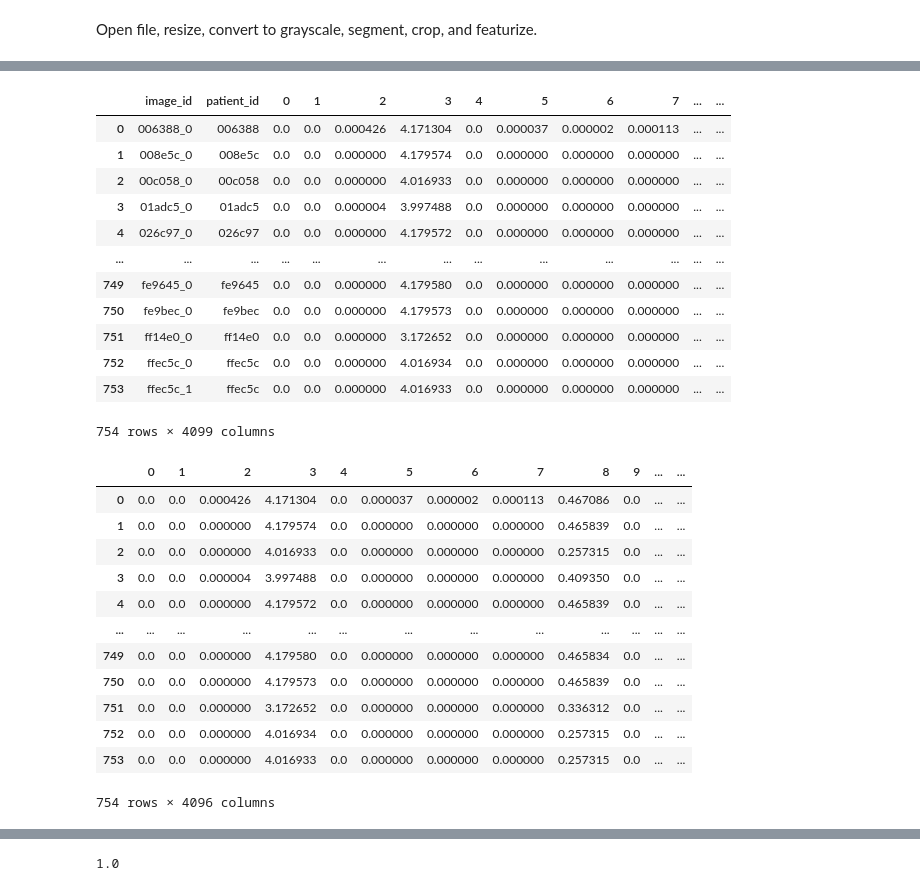
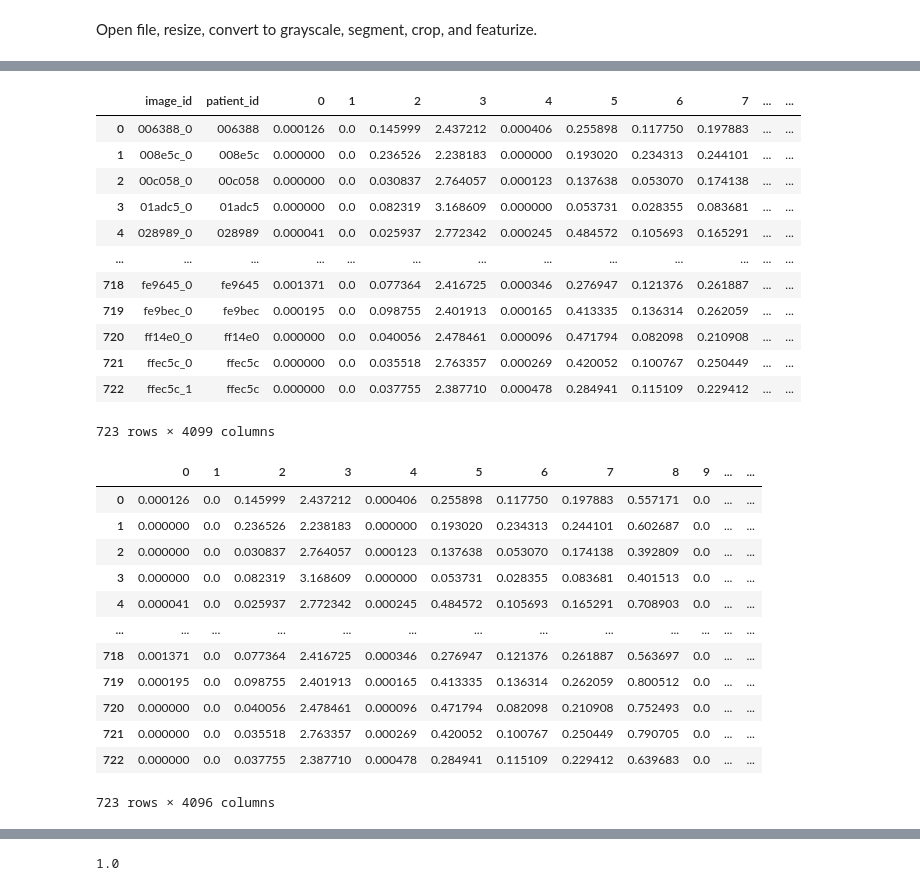
Before and after one commit to cullen-molitor/strip_ai, a Jupyter notebook: mayo-clinic-strip-ai.ipynb, the cells around one changed output, grey strips where cells are left out. Saved outputs shown, nothing was run; the diff lists cells and outputs as text; code cells hidden in the pictures.

```diff
--- a/mayo-clinic-strip-ai.ipynb
+++ b/mayo-clinic-strip-ai.ipynb
@@ -237,9 +203,9 @@ def compute_features(images):
 # %% [markdown]
 Open file, resize, convert to grayscale, segment, crop, and featurize.
 # %%
-# %%time
+%%time
 # train_features = compute_features(train_images)
 # train_features.to_csv("train_features.csv", index=False)
-train_features = pd.read_csv('/kaggle/input/features/train_features.csv')
+train_features = pd.read_csv('/kaggle/input/trainfeats/train_features.csv')
 train_features
 # %% [output]
@@ -295,13 +262,13 @@ train[['patient_id', 'image_num', 'patch_num']] = train.image_patch.str.split("_
 train["image_id"] = train[["patient_id", "image_num"]].apply("_".join, axis=1)
 train.drop(['image_patch'], axis = 1, inplace = True)
 
-var_cols = train.columns[1:-4].values.tolist()
-train = (
-    train
-    .groupby(['image_id', 'patient_id'], as_index=False)
-    .apply(lambda x: pd.Series([sum(x[v] * x.filled_space) / sum(x.filled_space) for v in var_cols]))
-)
-# df_2 = df.groupby(['image_id', 'patient_id'], as_index = False).mean()
+# var_cols = train.columns[1:-4].values.tolist()
+# train = (
+#     train
+#     .groupby(['image_id', 'patient_id'], as_index=False)
+#     .apply(lambda x: pd.Series([sum(x[v] * x.filled_space) / sum(x.filled_space) for v in var_cols]))
+# )
+train = train.groupby(['image_id', 'patient_id'], as_index = False).mean()
 train = train.set_index('image_id').join(train_meta.set_index('image_id')['label']).reset_index()
 train
 # %% [output]
@@ -310,34 +277,34 @@ Wall time: 8min 13s
 |  | image_id | patient_id | 0 | 1 | 2 | 3 | 4 | 5 | 6 | 7 | ... | ... |
-| 0 | 006388_0 | 006388 | 0.0 | 0.0 | 0.000426 | 4.171304 | 0.0 | 0.000037 | 0.000002 | 0.000113 | ... | ... |
-| 1 | 008e5c_0 | 008e5c | 0.0 | 0.0 | 0.000000 | 4.179574 | 0.0 | 0.000000 | 0.000000 | 0.000000 | ... | ... |
-| 2 | 00c058_0 | 00c058 | 0.0 | 0.0 | 0.000000 | 4.016933 | 0.0 | 0.000000 | 0.000000 | 0.000000 | ... | ... |
-| 3 | 01adc5_0 | 01adc5 | 0.0 | 0.0 | 0.000004 | 3.997488 | 0.0 | 0.000000 | 0.000000 | 0.000000 | ... | ... |
-| 4 | 026c97_0 | 026c97 | 0.0 | 0.0 | 0.000000 | 4.179572 | 0.0 | 0.000000 | 0.000000 | 0.000000 | ... | ... |
+| 0 | 006388_0 | 006388 | 0.000126 | 0.0 | 0.145999 | 2.437212 | 0.000406 | 0.255898 | 0.117750 | 0.197883 | ... | ... |
+| 1 | 008e5c_0 | 008e5c | 0.000000 | 0.0 | 0.236526 | 2.238183 | 0.000000 | 0.193020 | 0.234313 | 0.244101 | ... | ... |
+| 2 | 00c058_0 | 00c058 | 0.000000 | 0.0 | 0.030837 | 2.764057 | 0.000123 | 0.137638 | 0.053070 | 0.174138 | ... | ... |
+| 3 | 01adc5_0 | 01adc5 | 0.000000 | 0.0 | 0.082319 | 3.168609 | 0.000000 | 0.053731 | 0.028355 | 0.083681 | ... | ... |
+| 4 | 028989_0 | 028989 | 0.000041 | 0.0 | 0.025937 | 2.772342 | 0.000245 | 0.484572 | 0.105693 | 0.165291 | ... | ... |
 | ... | ... | ... | ... | ... | ... | ... | ... | ... | ... | ... | ... | ... |
-| 749 | fe9645_0 | fe9645 | 0.0 | 0.0 | 0.000000 | 4.179580 | 0.0 | 0.000000 | 0.000000 | 0.000000 | ... | ... |
-| 750 | fe9bec_0 | fe9bec | 0.0 | 0.0 | 0.000000 | 4.179573 | 0.0 | 0.000000 | 0.000000 | 0.000000 | ... | ... |
-| 751 | ff14e0_0 | ff14e0 | 0.0 | 0.0 | 0.000000 | 3.172652 | 0.0 | 0.000000 | 0.000000 | 0.000000 | ... | ... |
-| 752 | ffec5c_0 | ffec5c | 0.0 | 0.0 | 0.000000 | 4.016934 | 0.0 | 0.000000 | 0.000000 | 0.000000 | ... | ... |
-| 753 | ffec5c_1 | ffec5c | 0.0 | 0.0 | 0.000000 | 4.016933 | 0.0 | 0.000000 | 0.000000 | 0.000000 | ... | ... |
+| 718 | fe9645_0 | fe9645 | 0.001371 | 0.0 | 0.077364 | 2.416725 | 0.000346 | 0.276947 | 0.121376 | 0.261887 | ... | ... |
+| 719 | fe9bec_0 | fe9bec | 0.000195 | 0.0 | 0.098755 | 2.401913 | 0.000165 | 0.413335 | 0.136314 | 0.262059 | ... | ... |
+| 720 | ff14e0_0 | ff14e0 | 0.000000 | 0.0 | 0.040056 | 2.478461 | 0.000096 | 0.471794 | 0.082098 | 0.210908 | ... | ... |
+| 721 | ffec5c_0 | ffec5c | 0.000000 | 0.0 | 0.035518 | 2.763357 | 0.000269 | 0.420052 | 0.100767 | 0.250449 | ... | ... |
+| 722 | ffec5c_1 | ffec5c | 0.000000 | 0.0 | 0.037755 | 2.387710 | 0.000478 | 0.284941 | 0.115109 | 0.229412 | ... | ... |
-754 rows × 4099 columns
+723 rows × 4099 columns
 # %%
 x_train = train.drop(['image_id', 'patient_id', 'label'], axis = 1)
 y_train = train['label']
 x_train
 # %% [output]
 |  | 0 | 1 | 2 | 3 | 4 | 5 | 6 | 7 | 8 | 9 | ... | ... |
-| 0 | 0.0 | 0.0 | 0.000426 | 4.171304 | 0.0 | 0.000037 | 0.000002 | 0.000113 | 0.467086 | 0.0 | ... | ... |
-| 1 | 0.0 | 0.0 | 0.000000 | 4.179574 | 0.0 | 0.000000 | 0.000000 | 0.000000 | 0.465839 | 0.0 | ... | ... |
-| 2 | 0.0 | 0.0 | 0.000000 | 4.016933 | 0.0 | 0.000000 | 0.000000 | 0.000000 | 0.257315 | 0.0 | ... | ... |
-| 3 | 0.0 | 0.0 | 0.000004 | 3.997488 | 0.0 | 0.000000 | 0.000000 | 0.000000 | 0.409350 | 0.0 | ... | ... |
-| 4 | 0.0 | 0.0 | 0.000000 | 4.179572 | 0.0 | 0.000000 | 0.000000 | 0.000000 | 0.465839 | 0.0 | ... | ... |
+| 0 | 0.000126 | 0.0 | 0.145999 | 2.437212 | 0.000406 | 0.255898 | 0.117750 | 0.197883 | 0.557171 | 0.0 | ... | ... |
+| 1 | 0.000000 | 0.0 | 0.236526 | 2.238183 | 0.000000 | 0.193020 | 0.234313 | 0.244101 | 0.602687 | 0.0 | ... | ... |
+| 2 | 0.000000 | 0.0 | 0.030837 | 2.764057 | 0.000123 | 0.137638 | 0.053070 | 0.174138 | 0.392809 | 0.0 | ... | ... |
+| 3 | 0.000000 | 0.0 | 0.082319 | 3.168609 | 0.000000 | 0.053731 | 0.028355 | 0.083681 | 0.401513 | 0.0 | ... | ... |
+| 4 | 0.000041 | 0.0 | 0.025937 | 2.772342 | 0.000245 | 0.484572 | 0.105693 | 0.165291 | 0.708903 | 0.0 | ... | ... |
 | ... | ... | ... | ... | ... | ... | ... | ... | ... | ... | ... | ... | ... |
-| 749 | 0.0 | 0.0 | 0.000000 | 4.179580 | 0.0 | 0.000000 | 0.000000 | 0.000000 | 0.465834 | 0.0 | ... | ... |
-| 750 | 0.0 | 0.0 | 0.000000 | 4.179573 | 0.0 | 0.000000 | 0.000000 | 0.000000 | 0.465839 | 0.0 | ... | ... |
-| 751 | 0.0 | 0.0 | 0.000000 | 3.172652 | 0.0 | 0.000000 | 0.000000 | 0.000000 | 0.336312 | 0.0 | ... | ... |
-| 752 | 0.0 | 0.0 | 0.000000 | 4.016934 | 0.0 | 0.000000 | 0.000000 | 0.000000 | 0.257315 | 0.0 | ... | ... |
-| 753 | 0.0 | 0.0 | 0.000000 | 4.016933 | 0.0 | 0.000000 | 0.000000 | 0.000000 | 0.257315 | 0.0 | ... | ... |
+| 718 | 0.001371 | 0.0 | 0.077364 | 2.416725 | 0.000346 | 0.276947 | 0.121376 | 0.261887 | 0.563697 | 0.0 | ... | ... |
+| 719 | 0.000195 | 0.0 | 0.098755 | 2.401913 | 0.000165 | 0.413335 | 0.136314 | 0.262059 | 0.800512 | 0.0 | ... | ... |
+| 720 | 0.000000 | 0.0 | 0.040056 | 2.478461 | 0.000096 | 0.471794 | 0.082098 | 0.210908 | 0.752493 | 0.0 | ... | ... |
+| 721 | 0.000000 | 0.0 | 0.035518 | 2.763357 | 0.000269 | 0.420052 | 0.100767 | 0.250449 | 0.790705 | 0.0 | ... | ... |
+| 722 | 0.000000 | 0.0 | 0.037755 | 2.387710 | 0.000478 | 0.284941 | 0.115109 | 0.229412 | 0.639683 | 0.0 | ... | ... |
-754 rows × 4096 columns
+723 rows × 4096 columns
 # %%
 test = test_features.copy()
 
```
Also changed, not shown: parts of 23 cells of this notebook.
